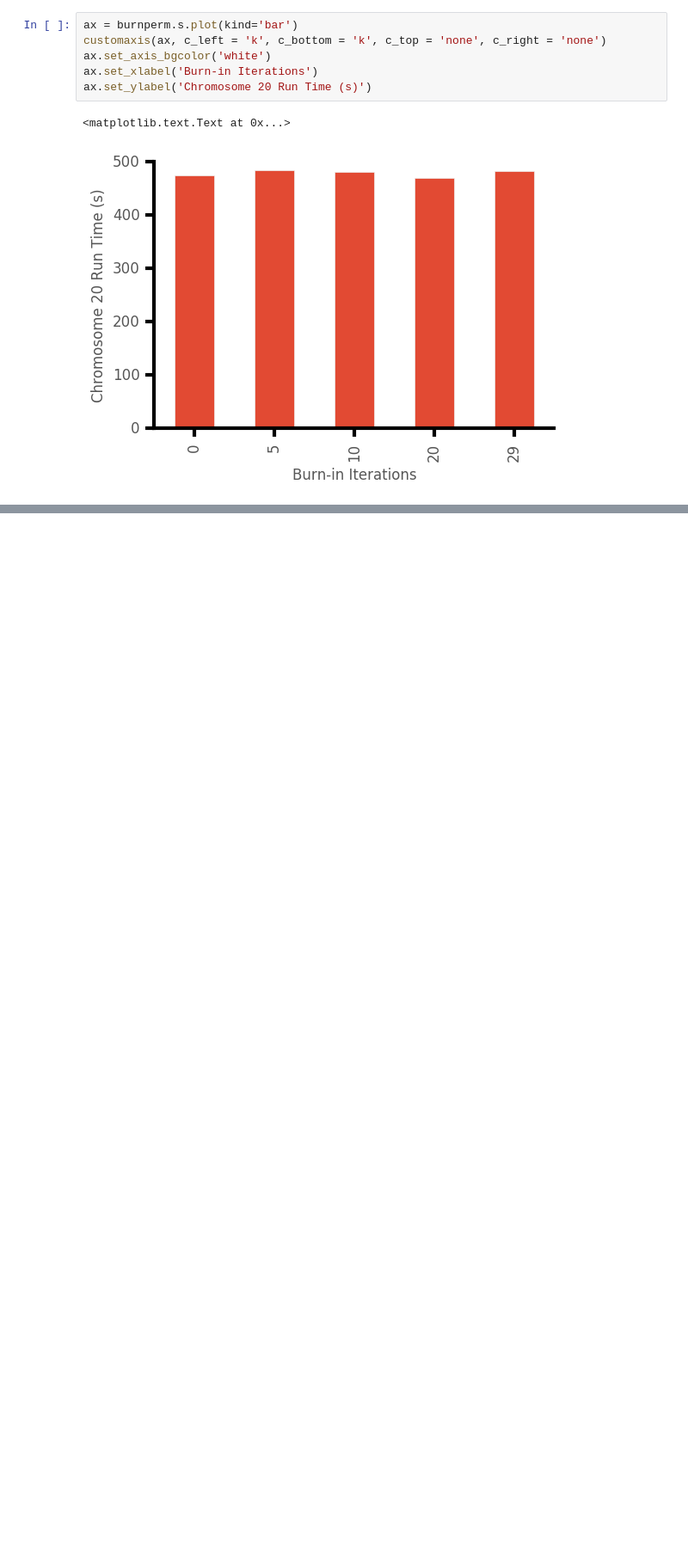
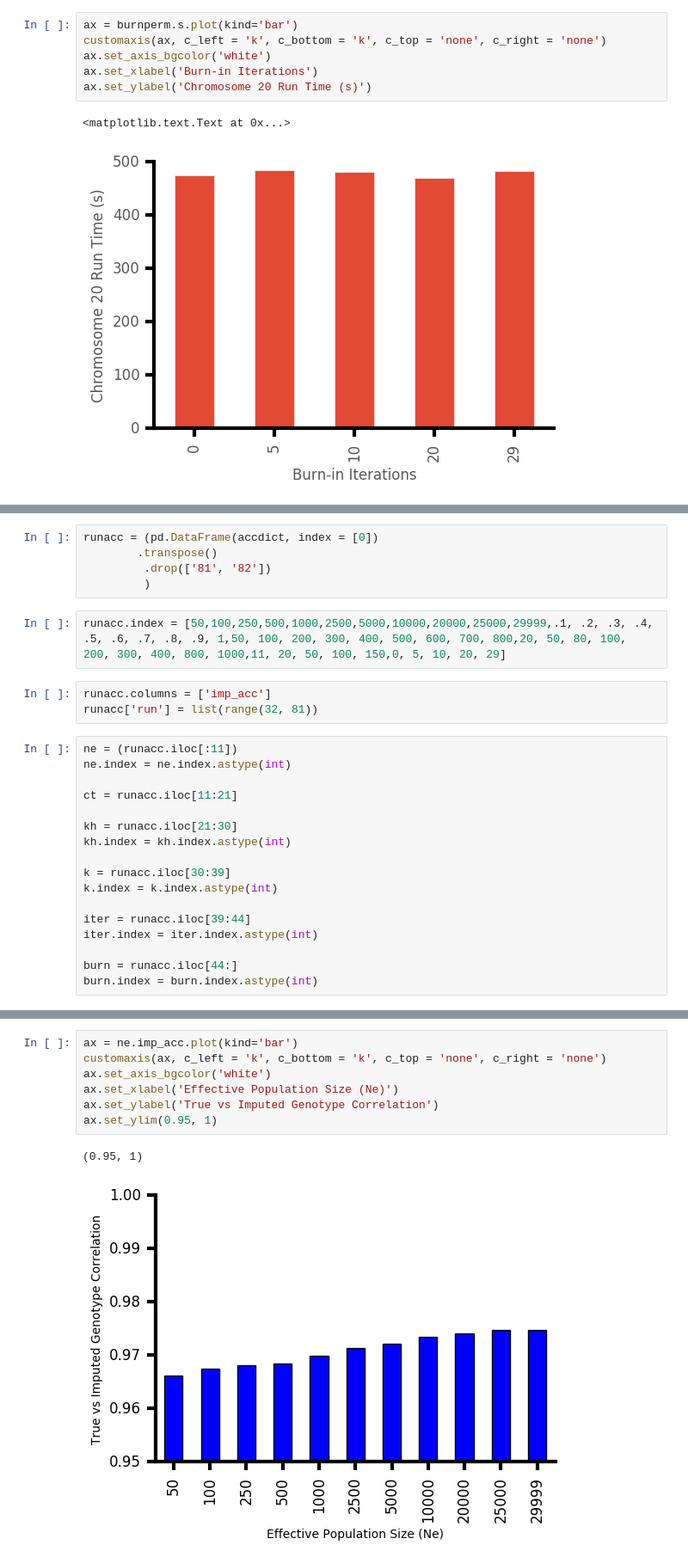
Before and after one commit to jessehoff/Imputation_Project, a Jupyter notebook: permutations_testing.ipynb, the cells around one changed output, grey strips where cells are left out. Shown: that part at 86% size. Saved outputs shown, nothing was run; the diff lists cells and outputs as text; blank space fills up the shorter version.

Commit message:
added imputation accuracy plotting

```diff
--- a/permutations_testing.ipynb
+++ b/permutations_testing.ipynb
@@ -244,0 +243,27 @@ impacc = pd.read_table('./imp_acc/permutations.chr20.accuracies.txt', index_col=
+# %%
+runacc = (pd.DataFrame(accdict, index = [0])
+        .transpose()
+         .drop(['81', '82'])
+         )
+# %%
+runacc.index = [50,100,250,500,1000,2500,5000,10000,20000,25000,29999,.1, .2, .3, .4, .5, .6, .7, .8, .9, 1,50, 100, 200, 300, 400, 500, 600, 700, 800,20, 50, 80, 100, 200, 300, 400, 800, 1000,11, 20, 50, 100, 150,0, 5, 10, 20, 29]
+# %%
+runacc.columns = ['imp_acc']
+runacc['run'] = list(range(32, 81))
+# %%
+ne = (runacc.iloc[:11])
+ne.index = ne.index.astype(int)
+
+ct = runacc.iloc[11:21]
+
+kh = runacc.iloc[21:30]
+kh.index = kh.index.astype(int)
+
+k = runacc.iloc[30:39]
+k.index = k.index.astype(int)
+
+iter = runacc.iloc[39:44]
+iter.index = iter.index.astype(int)
+
+burn = runacc.iloc[44:]
+burn.index = burn.index.astype(int)
@@ -244,0 +272,10 @@ impacc = pd.read_table('./imp_acc/permutations.chr20.accuracies.txt', index_col=
+# %%
+ax = ne.imp_acc.plot(kind='bar')
+customaxis(ax, c_left = 'k', c_bottom = 'k', c_top = 'none', c_right = 'none')
+ax.set_axis_bgcolor('white')
+ax.set_xlabel('Effective Population Size (Ne)')
+ax.set_ylabel('True vs Imputed Genotype Correlation')
+ax.set_ylim(0.95, 1)
+# %% [output]
+(0.95, 1)
+[figure, added]
```
Also changed, not shown: parts of 13 cells of this notebook, 1 other file.
